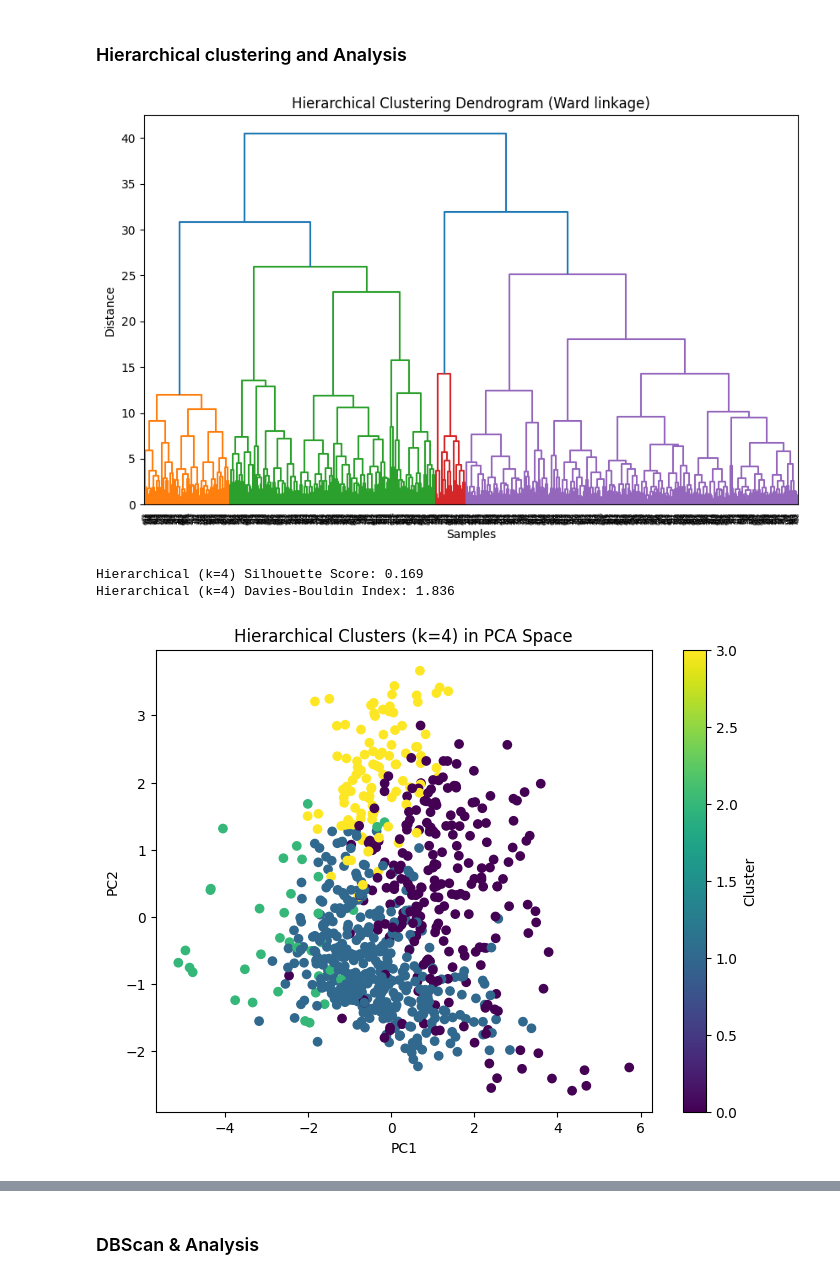
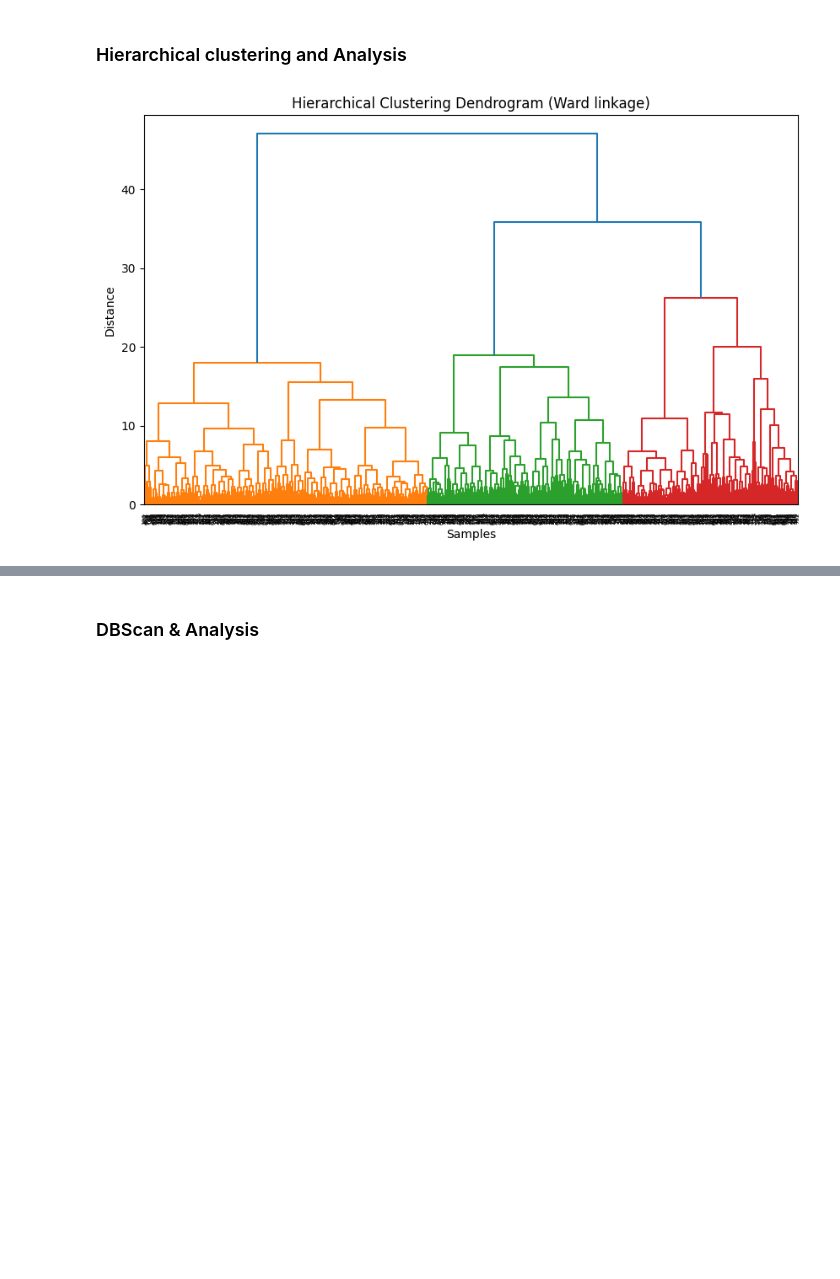
Before and after one commit to mayoayileka09/Diabetes_ML_Analysis, a Jupyter notebook: notebooks/Notebook.ipynb, the cells around one changed output, grey strips where cells are left out. Saved outputs shown, nothing was run; the diff lists cells and outputs as text; code cells hidden in the pictures; blank space fills up the shorter version.

```diff
--- a/notebooks/Notebook.ipynb
+++ b/notebooks/Notebook.ipynb
@@ -23,8 +44,8 @@ from sklearn.cluster import KMeans
 from sklearn.metrics import silhouette_score, davies_bouldin_score
 import matplotlib.pyplot as plt
 
-# Feature matrix for clustering
-X = df_scaled.values
+# Feature matrix for clustering (exclude labels or old cluster columns)
+X = df_processed.drop(columns=["Outcome", "hier_cluster", "kmeans_cluster"], errors="ignore").values
 
 # Elbow Method (k = 2 to 10)
 inertias = []
@@ -40,5 +61,6 @@ plt.plot(k_values, inertias, marker="o")
 plt.title("Elbow Method for K-Means")
 plt.xlabel("Number of Clusters (k)")
 plt.ylabel("Inertia (Sum of Squared Distances)")
+plt.grid(True)
 plt.show()
 # %% [output]
@@ -46,9 +68,9 @@ plt.show()
 # %%
-best_k = 4  # try 4, then 5, then 6
+best_k = 3 # try 4, then 5, then 6
 
 kmeans = KMeans(n_clusters=best_k, random_state=42, n_init=10)
-cluster_labels = kmeans.fit_predict(X)
+kmeans_cluster_labels = kmeans.fit_predict(X)
 
 # Add cluster labels to your processed df
-df_processed["kmeans_cluster"] = cluster_labels
+df_labeled["kmeans_cluster"] = kmeans_cluster_labels
 # %%
@@ -127,84 +154,37 @@ plt.show()
 
 from scipy.cluster.hierarchy import dendrogram, linkage
 from sklearn.cluster import AgglomerativeClustering
 from sklearn.metrics import silhouette_score, davies_bouldin_score
 from sklearn.decomposition import PCA
 import matplotlib.pyplot as plt
 
-# Use the same scaled feature matrix as for K-Means
-X = df_scaled.values
+# 0. Build X from features ONLY (ignore Outcome / previous cluster labels)
+X = df_processed.drop(columns=["Outcome", "hier_cluster", "kmeans_cluster"], errors="ignore").values
 
 # -----------------------------
 # 1. Dendrogram (Ward linkage)
 # -----------------------------
 linked = linkage(X, method="ward")
 
 plt.figure(figsize=(10, 6))
 dendrogram(linked)
 plt.title("Hierarchical Clustering Dendrogram (Ward linkage)")
 plt.xlabel("Samples")
 plt.ylabel("Distance")
 plt.show()
 
 # -------------------------------------------
-# 2. Fit Agglomerative Clustering (e.g. 4 clusters)
-#    You can also try 5 or 6 clusters to compare.
+# 2. Fit Agglomerative Clustering
 # -------------------------------------------
-n_clusters = 4  # you can change to 5 or 6 later
+n_clusters = 3
 
 agg = AgglomerativeClustering(
     n_clusters=n_clusters,
     linkage="ward"
 )
 agg_labels = agg.fit_predict(X)
 
-# Add labels to processed DataFrame
-df_processed["hier_cluster"] = agg_labels
-
-# --------------------------------
-# 3. Evaluation Metrics
-# --------------------------------
-sil_score_hier = silhouette_score(X, agg_labels)
-db_index_hier = davies_bouldin_score(X, agg_labels)
-
-print(f"Hierarchical (k={n_clusters}) Silhouette Score: {sil_score_hier:.3f}")
-print(f"Hierarchical (k={n_clusters}) Davies-Bouldin Index: {db_index_hier:.3f}")
-
-# --------------------------------
-# 4. PCA Visualization (2D)
-# --------------------------------
-pca = PCA(n_components=2)
-X_pca = pca.fit_transform(X)
-
-plt.figure(figsize=(8, 6))
-scatter = plt.scatter(X_pca[:, 0], X_pca[:, 1], c=agg_labels, cmap="viridis")
-plt.title(f"Hierarchical Clusters (k={n_clusters}) in PCA Space")
-plt.xlabel("PC1")
-plt.ylabel("PC2")
-plt.colorbar(scatter, label="Cluster")
-plt.show()
-
-# --------------------------------
-# 5. Regular Feature-Space Plot
-#    (Pick two clinically meaningful features)
-# --------------------------------
-feature_x = "Glucose"
-feature_y = "BMI"
-
-plt.figure(figsize=(8, 6))
-scatter = plt.scatter(
-    df_features[feature_x],
-    df_features[feature_y],
-    c=agg_labels,
-    cmap="viridis"
-)
-plt.xlabel(feature_x)
-plt.ylabel(feature_y)
-plt.title(f"Hierarchical Clusters on {feature_x} vs {feature_y}")
-plt.colorbar(scatter, label="Cluster")
-plt.show()
+# Add labels to processed DataFrame (for analysis only)
+df_labeled["hier_cluster"] = agg_labels
 # %% [output]
-[figure, old version]
+[figure, new version]
-Hierarchical (k=4) Silhouette Score: 0.169
-Hierarchical (k=4) Davies-Bouldin Index: 1.836
-[figure, removed]
```
Also changed, not shown: parts of 22 cells of this notebook.
